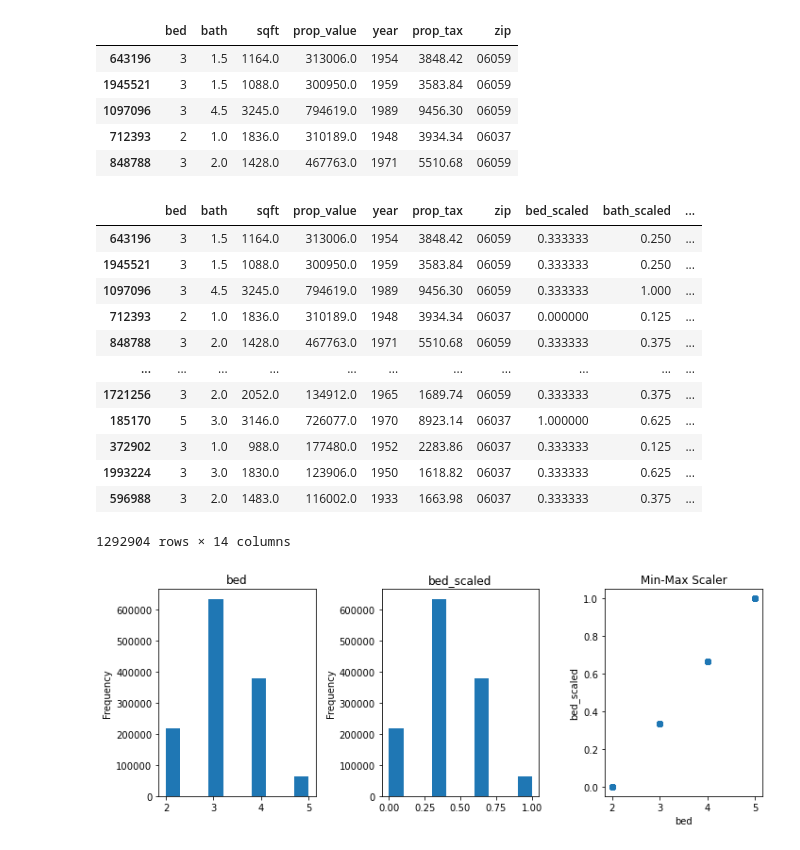
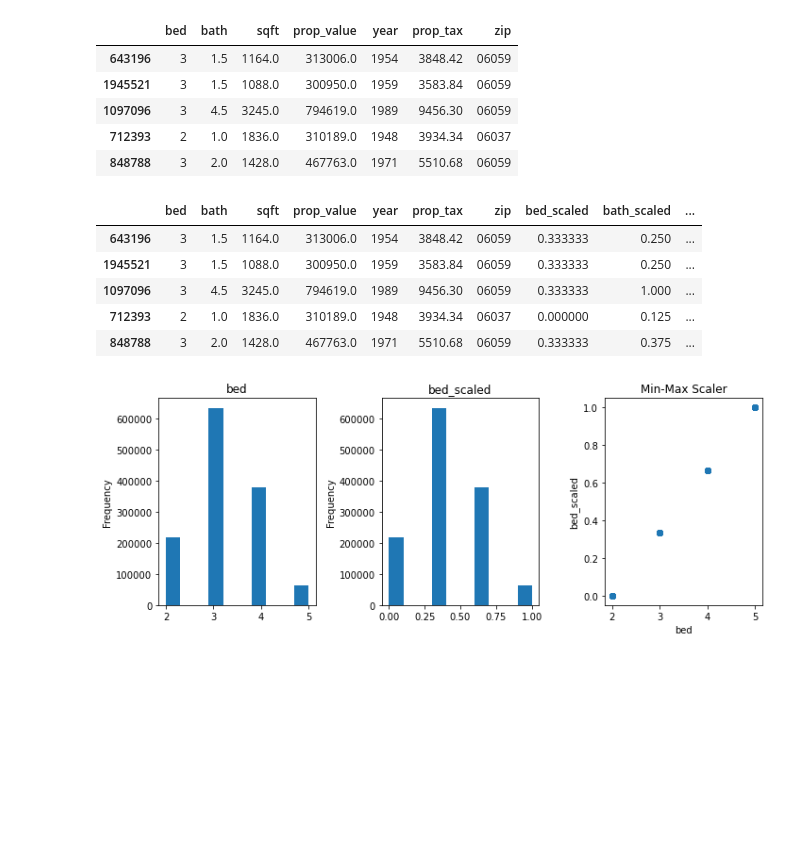
Before and after one commit to Jason-Tellez/regression-exercises, a Jupyter notebook: scaling.ipynb, the cells around one changed output. Drawn from its saved outputs; the diff is of its cells as text; code cells hidden in the pictures; blank space fills up the shorter version.

```diff
--- a/scaling.ipynb
+++ b/scaling.ipynb
@@ -91,21 +91,14 @@ minmax_test = test.copy()
 # assign the scaled values as new columns in the train
 minmax_train[['bed_scaled', 'bath_scaled', 'sqft_scaled', 'tot_value_scaled', 'year_scaled', 'prop_tax_scaled', 'zip_scaled']] = scaled_zillow
 # %%
-minmax_train
+minmax_train.head()
 # %% [output]
 |  | bed | bath | sqft | prop_value | year | prop_tax | zip | bed_scaled | bath_scaled | ... |
 | 643196 | 3 | 1.5 | 1164.0 | 313006.0 | 1954 | 3848.42 | 06059 | 0.333333 | 0.250 | ... |
 | 1945521 | 3 | 1.5 | 1088.0 | 300950.0 | 1959 | 3583.84 | 06059 | 0.333333 | 0.250 | ... |
 | 1097096 | 3 | 4.5 | 3245.0 | 794619.0 | 1989 | 9456.30 | 06059 | 0.333333 | 1.000 | ... |
 | 712393 | 2 | 1.0 | 1836.0 | 310189.0 | 1948 | 3934.34 | 06037 | 0.000000 | 0.125 | ... |
 | 848788 | 3 | 2.0 | 1428.0 | 467763.0 | 1971 | 5510.68 | 06059 | 0.333333 | 0.375 | ... |
-| ... | ... | ... | ... | ... | ... | ... | ... | ... | ... | ... |
-| 1721256 | 3 | 2.0 | 2052.0 | 134912.0 | 1965 | 1689.74 | 06059 | 0.333333 | 0.375 | ... |
-| 185170 | 5 | 3.0 | 3146.0 | 726077.0 | 1970 | 8923.14 | 06037 | 1.000000 | 0.625 | ... |
-| 372902 | 3 | 1.0 | 988.0 | 177480.0 | 1952 | 2283.86 | 06037 | 0.333333 | 0.125 | ... |
-| 1993224 | 3 | 3.0 | 1830.0 | 123906.0 | 1950 | 1618.82 | 06037 | 0.333333 | 0.625 | ... |
-| 596988 | 3 | 2.0 | 1483.0 | 116002.0 | 1933 | 1663.98 | 06037 | 0.333333 | 0.375 | ... |
-1292904 rows × 14 columns
 # %%
 # make new scaled columns for validate and test (transform only)
 
```
Also changed, not shown: parts of 4 cells of this notebook, 1 other file.
